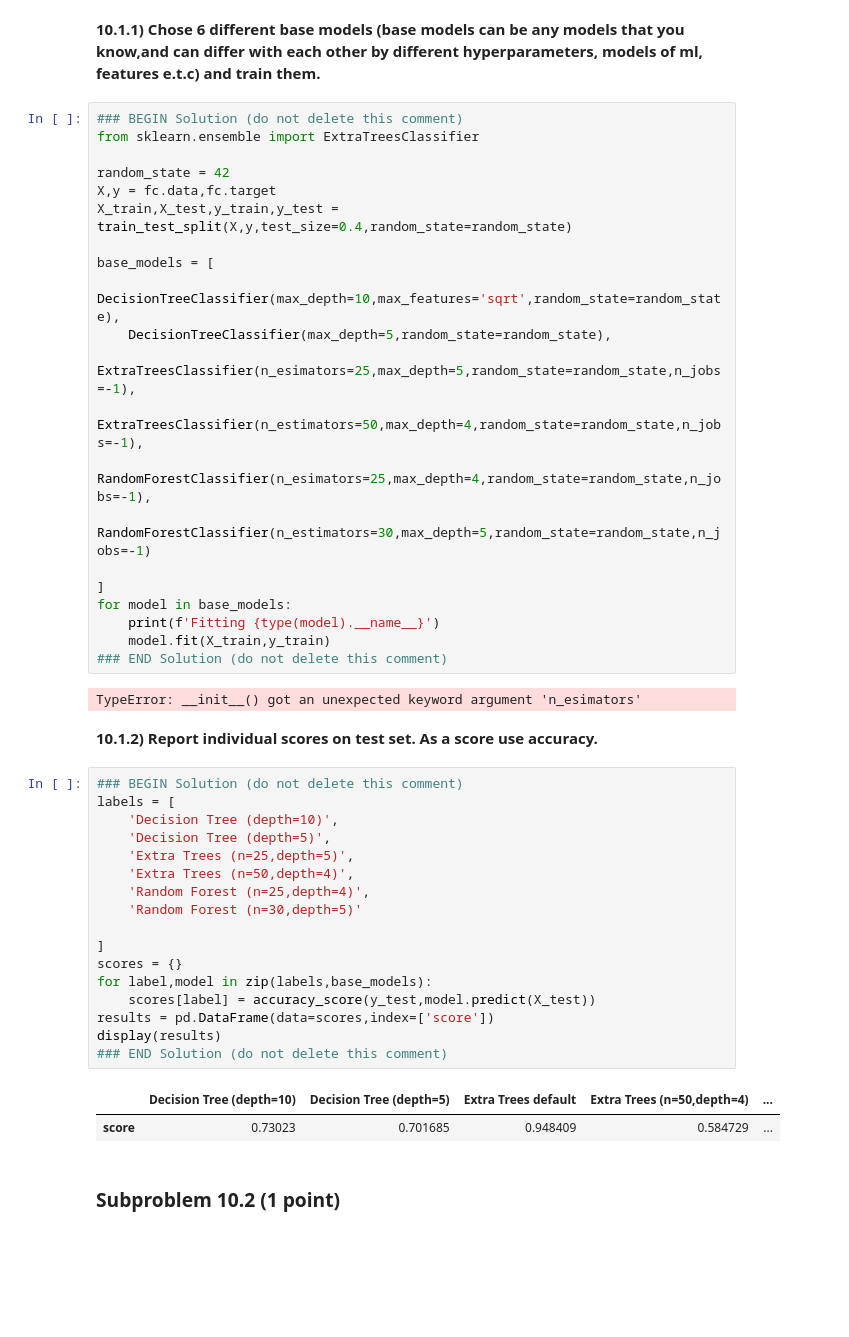
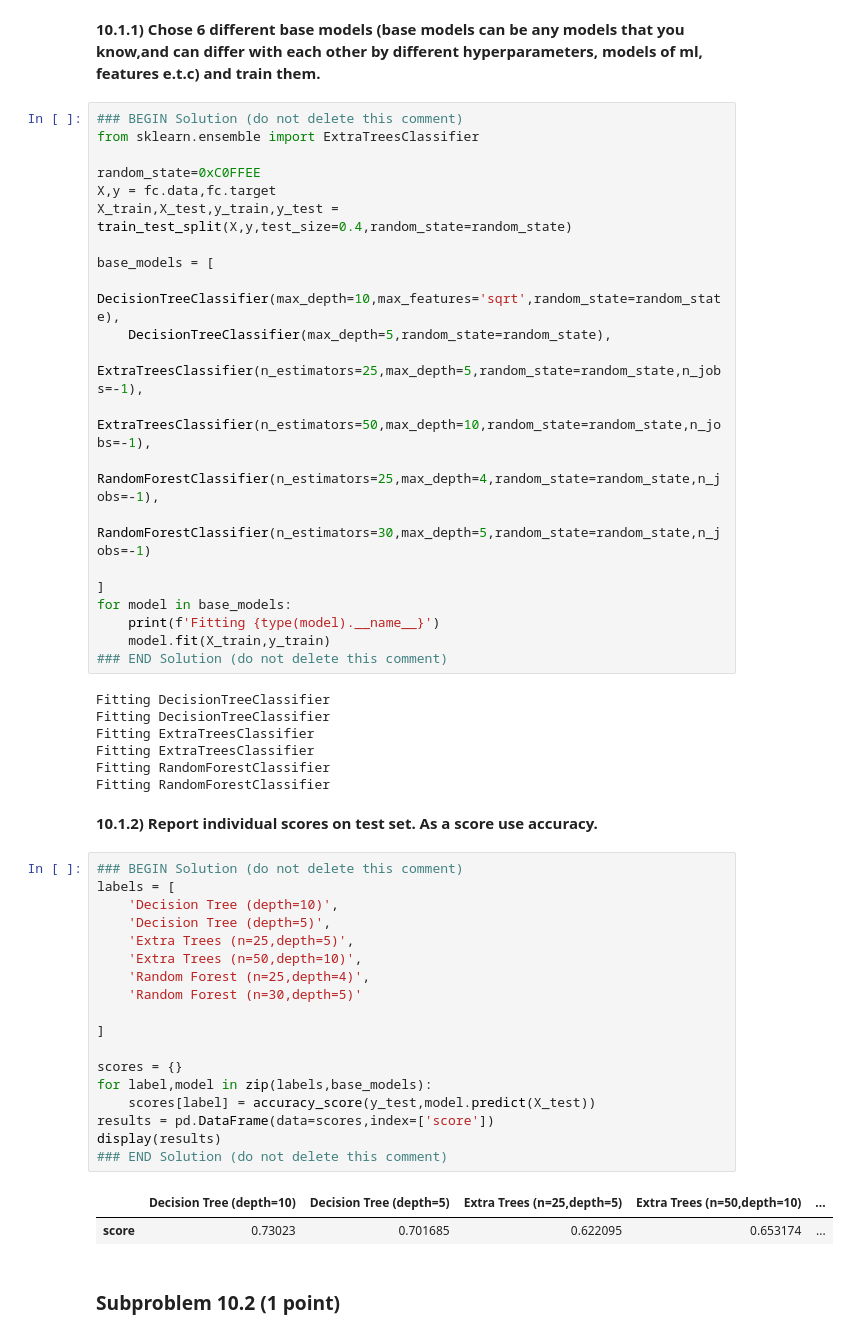
Before and after one commit to LoneWayfarer/ML_course, a Jupyter notebook: HW_1/HW_1.ipynb, the cells around one changed output. Saved outputs shown, nothing was run; the diff lists cells and outputs as text; blank space fills up the shorter version.

```diff
--- a/HW_1/HW_1.ipynb
+++ b/HW_1/HW_1.ipynb
@@ -1269,16 +1292,16 @@ def meta_classifier(base_clfs, final_classifier, X_train, X_test, y_train, cv):
 ### BEGIN Solution (do not delete this comment)
 from sklearn.ensemble import ExtraTreesClassifier
 
-random_state = 42
+random_state=0xC0FFEE
 X,y = fc.data,fc.target
 X_train,X_test,y_train,y_test = train_test_split(X,y,test_size=0.4,random_state=random_state)
 
 base_models = [
     DecisionTreeClassifier(max_depth=10,max_features='sqrt',random_state=random_state),
     DecisionTreeClassifier(max_depth=5,random_state=random_state),
-    ExtraTreesClassifier(n_esimators=25,max_depth=5,random_state=random_state,n_jobs=-1),
-    ExtraTreesClassifier(n_estimators=50,max_depth=4,random_state=random_state,n_jobs=-1),
-    RandomForestClassifier(n_esimators=25,max_depth=4,random_state=random_state,n_jobs=-1),
+    ExtraTreesClassifier(n_estimators=25,max_depth=5,random_state=random_state,n_jobs=-1),
+    ExtraTreesClassifier(n_estimators=50,max_depth=10,random_state=random_state,n_jobs=-1),
+    RandomForestClassifier(n_estimators=25,max_depth=4,random_state=random_state,n_jobs=-1),
     RandomForestClassifier(n_estimators=30,max_depth=5,random_state=random_state,n_jobs=-1)
 
 ]
@@ -1287,29 +1310,35 @@ for model in base_models:
     model.fit(X_train,y_train)
 ### END Solution (do not delete this comment)
 # %% [output]
-TypeError: __init__() got an unexpected keyword argument 'n_esimators'
+Fitting DecisionTreeClassifier
+Fitting DecisionTreeClassifier
+Fitting ExtraTreesClassifier
+Fitting ExtraTreesClassifier
+Fitting RandomForestClassifier
+Fitting RandomForestClassifier
 # %% [markdown]
 **10.1.2) Report individual scores on test set. As a score use accuracy.**
 # %%
 ### BEGIN Solution (do not delete this comment)
 labels = [
     'Decision Tree (depth=10)',
     'Decision Tree (depth=5)',
     'Extra Trees (n=25,depth=5)',
-    'Extra Trees (n=50,depth=4)',
+    'Extra Trees (n=50,depth=10)',
     'Random Forest (n=25,depth=4)',
     'Random Forest (n=30,depth=5)'
 
 ]
+
 scores = {}
 for label,model in zip(labels,base_models):
     scores[label] = accuracy_score(y_test,model.predict(X_test))
 results = pd.DataFrame(data=scores,index=['score'])
 display(results)
 ### END Solution (do not delete this comment)
 # %% [output]
-|  | Decision Tree (depth=10) | Decision Tree (depth=5) | Extra Trees default | Extra Trees (n=50,depth=4) | ... |
-| score | 0.73023 | 0.701685 | 0.948409 | 0.584729 | ... |
+|  | Decision Tree (depth=10) | Decision Tree (depth=5) | Extra Trees (n=25,depth=5) | Extra Trees (n=50,depth=10) | ... |
+| score | 0.73023 | 0.701685 | 0.622095 | 0.653174 | ... |
 # %% [markdown]
 ### Subproblem 10.2 (1 point)
 # %% [markdown]
```
Also changed, not shown: parts of 21 cells of this notebook, 1 other file.
